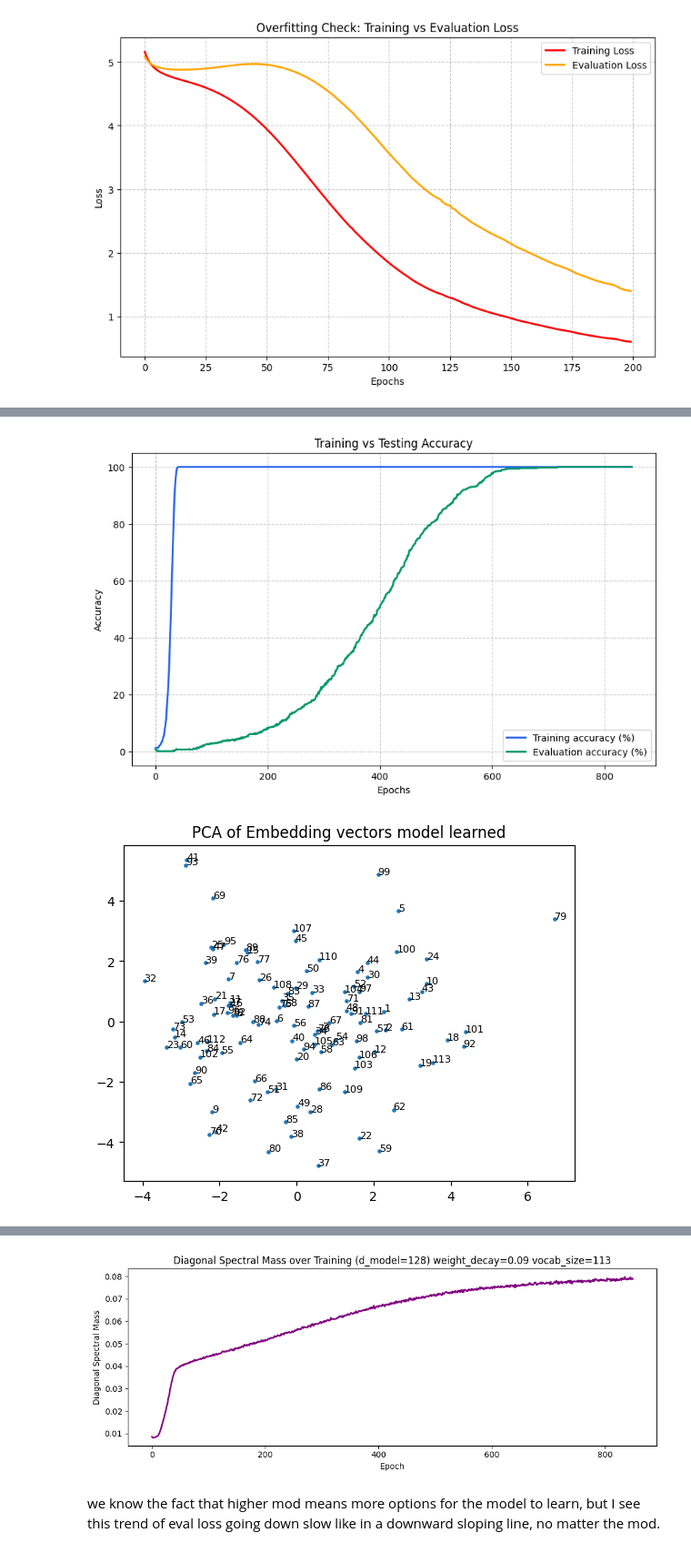
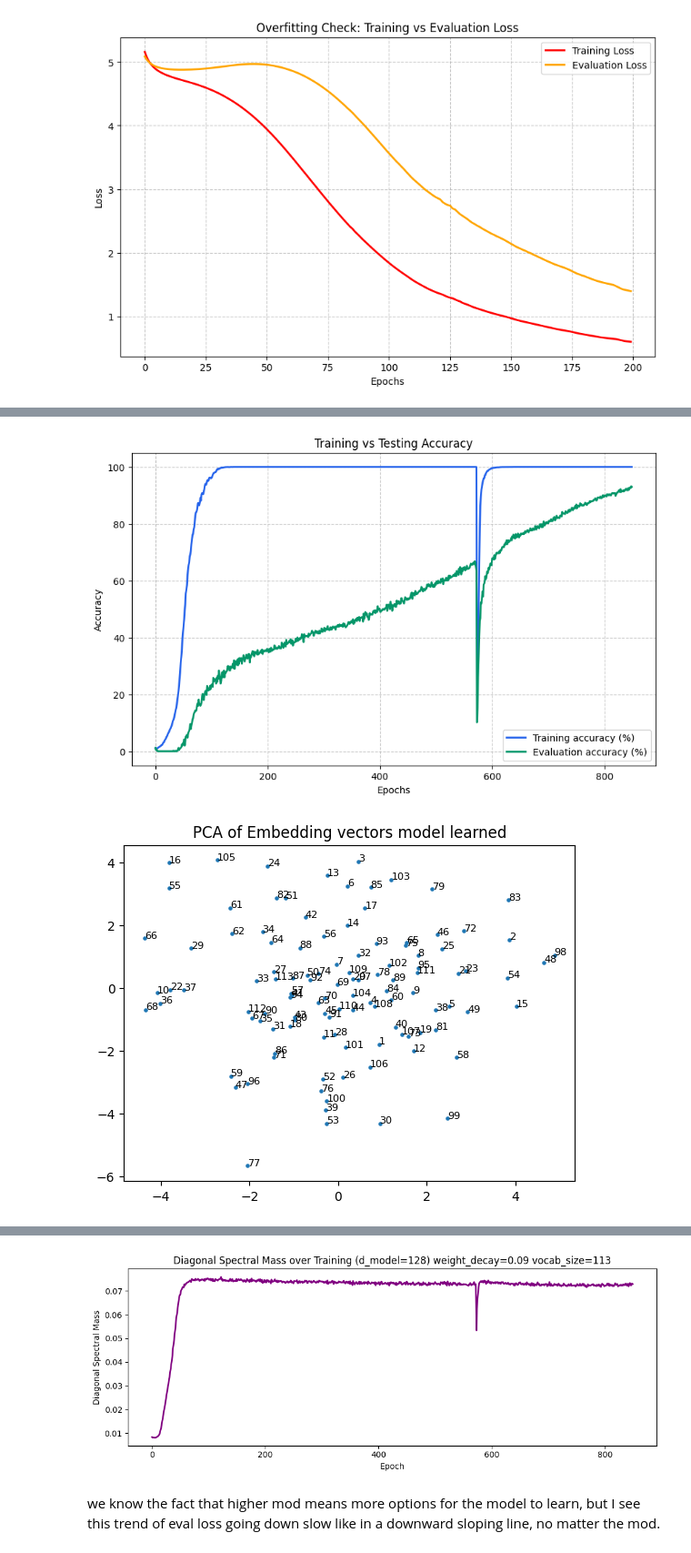
Before and after one commit to Aavash232311/Empirical-Analysis-of-Phase-Transitions-in-Transformer-Models-Using-Mechanistic-Interpretability, a Jupyter notebook: analysis/unseen_pairs_model_analyisis.ipynb, the cells around one changed output, grey strips where cells are left out. Shown at 91% size. Saved outputs shown, nothing was run; the diff lists cells and outputs as text; code cells hidden in the pictures.

Commit message:
With vs without MLP on late gerneralization

```diff
--- a/analysis/unseen_pairs_model_analyisis.ipynb
+++ b/analysis/unseen_pairs_model_analyisis.ipynb
@@ -57,8 +57,8 @@ from script.shell import MinimalTransformer
 
 
 
-checkpoint_dir = '../checkpoints/temp'
-full_path = os.path.join(checkpoint_dir, 'sus_8_1000_batch.pth')
+checkpoint_dir = '../checkpoints/proper_report'
+full_path = os.path.join(checkpoint_dir, 'batch_1000_dimension_128_head_4_wd_0.09_without_mlp.pth')
 checkpoint = torch.load(full_path)
 
 
@@ -107,2 +107,2 @@ The autoreload extension is already loaded. To reload it, use:
-[figure, old version]
+[figure, new version]
-[figure, old version]
+[figure, new version]
@@ -110,4 +110,4 @@ The autoreload extension is already loaded. To reload it, use:
-[figure, old version]
+[figure, new version]
 # %% [markdown]
 we know the fact that higher mod means more options for the model to learn, but I see this trend of eval
 loss going down slow like in a downward sloping line, no matter the mod.
```
Also changed, not shown: parts of 1 cell of this notebook, 4 other files.
